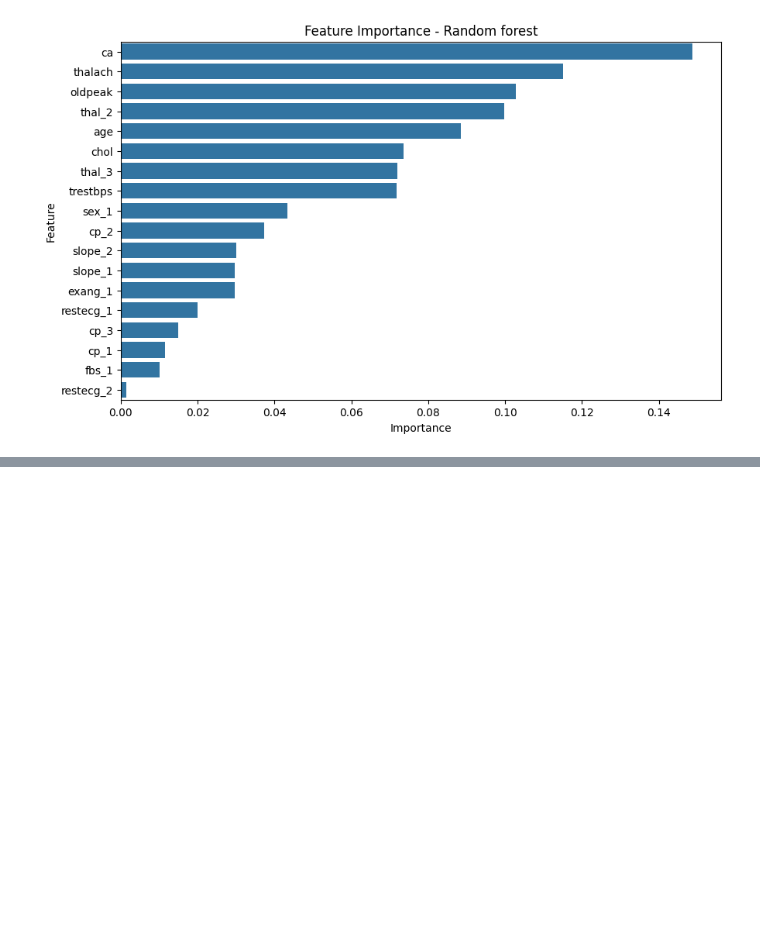
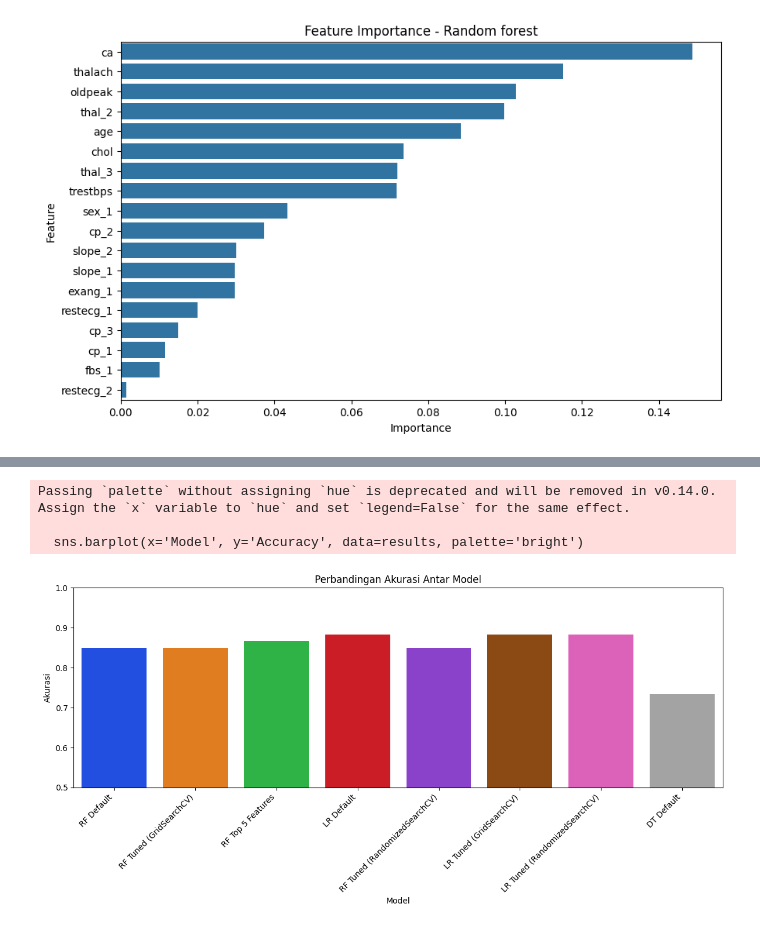
Before and after one commit to WahyuKhairi06/BigData_2311531009_Wahyu-Khairi, a Jupyter notebook: Praktikum 8/Praktikum_8_Big_Data_2311531009.ipynb, the cells around one changed output, grey strips where cells are left out. Saved outputs shown, nothing was run; the diff lists cells and outputs as text; code cells hidden in the pictures; blank space fills up the shorter version.

```diff
--- a/Praktikum 8/Praktikum_8_Big_Data_2311531009.ipynb
+++ b/Praktikum 8/Praktikum_8_Big_Data_2311531009.ipynb
@@ -51,8 +59,8 @@ rf = RandomForestClassifier(random_state=42)
 # %%
 param_grid = {
-    'n_estimators': [50, 100, 200],
+    'n_estimators': [50,100,200],
     'max_depth': [None, 5, 10, 20],
-    'min_samples_split': [2, 5, 10],
+    'min_samples_split': [2,5,10]
 }
 # %%
 grid_search = GridSearchCV(
@@ -207,0 +500,31 @@ Model logistic regression berhasil disimpan sebagai logreg_heast_model.joblib
+# %%
+from sklearn.tree import DecisionTreeClassifier
+
+# Model decision tree default
+dt_default = DecisionTreeClassifier(random_state=42)
+dt_default.fit(X_train, y_train)
+pred_dt_default = dt_default.predict(X_test)
+
+acc_dt_def = accuracy_score(y_test, pred_dt_default)
+prec_dt_def = precision_score(y_test, pred_dt_default)
+rec_dt_def = recall_score(y_test, pred_dt_default)
+f1_dt_def = f1_score(y_test, pred_dt_default)
+
+print("\n=== Decision Tree Default ===")
+print("accuracy:", acc_dt_def)
+print("precision:",prec_dt_def)
+print("recall:", rec_dt_def)
+print("F1-Score:",f1_dt_def)
+
+results_dt_default = pd.DataFrame({
+    "Model": ["DT Default"],
+    "Accuracy": [acc_dt_def],
+    "Precision": [prec_dt_def],
+    "Recall": [rec_dt_def],
+    "F1-Score": [f1_dt_def]
+})
+
+results = pd.concat([results, results_dt_default], ignore_index=True)
+
+print("\n=== Updated Tabel Perbandingan Model ===")
+display(results)
@@ -207,0 +548,15 @@ Model logistic regression berhasil disimpan sebagai logreg_heast_model.joblib
+# %%
+plt.figure(figsize=(12, 6))
+sns.barplot(x='Model', y='Accuracy', data=results, palette='bright')
+plt.title('Perbandingan Akurasi Antar Model')
+plt.xlabel('Model')
+plt.ylabel('Akurasi')
+plt.ylim(0.5, 1.0)
+plt.xticks(rotation=45, ha='right')
+plt.tight_layout()
+plt.show()
+# %% [output]
+Passing `palette` without assigning `hue` is deprecated and will be removed in v0.14.0. Assign the `x` variable to `hue` and set `legend=False` for the same effect.
+
+  sns.barplot(x='Model', y='Accuracy', data=results, palette='bright')
+[figure, added]
```
Also changed, not shown: parts of 31 cells of this notebook.
